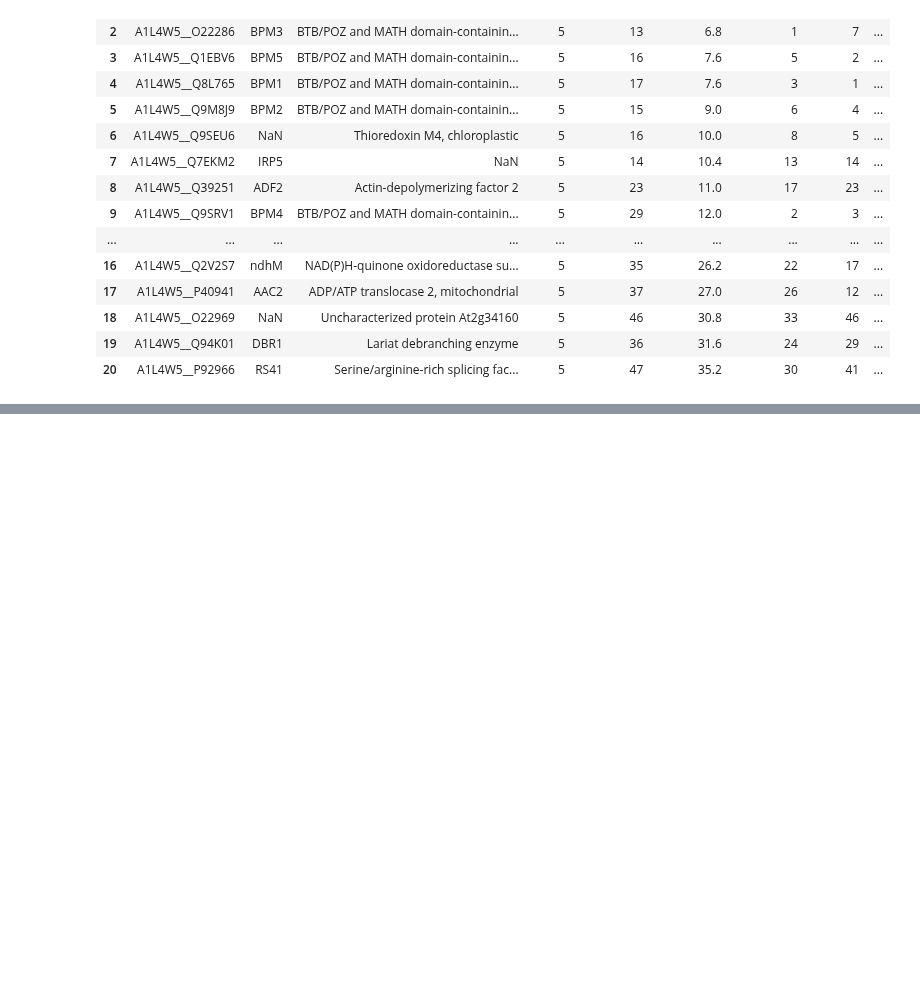
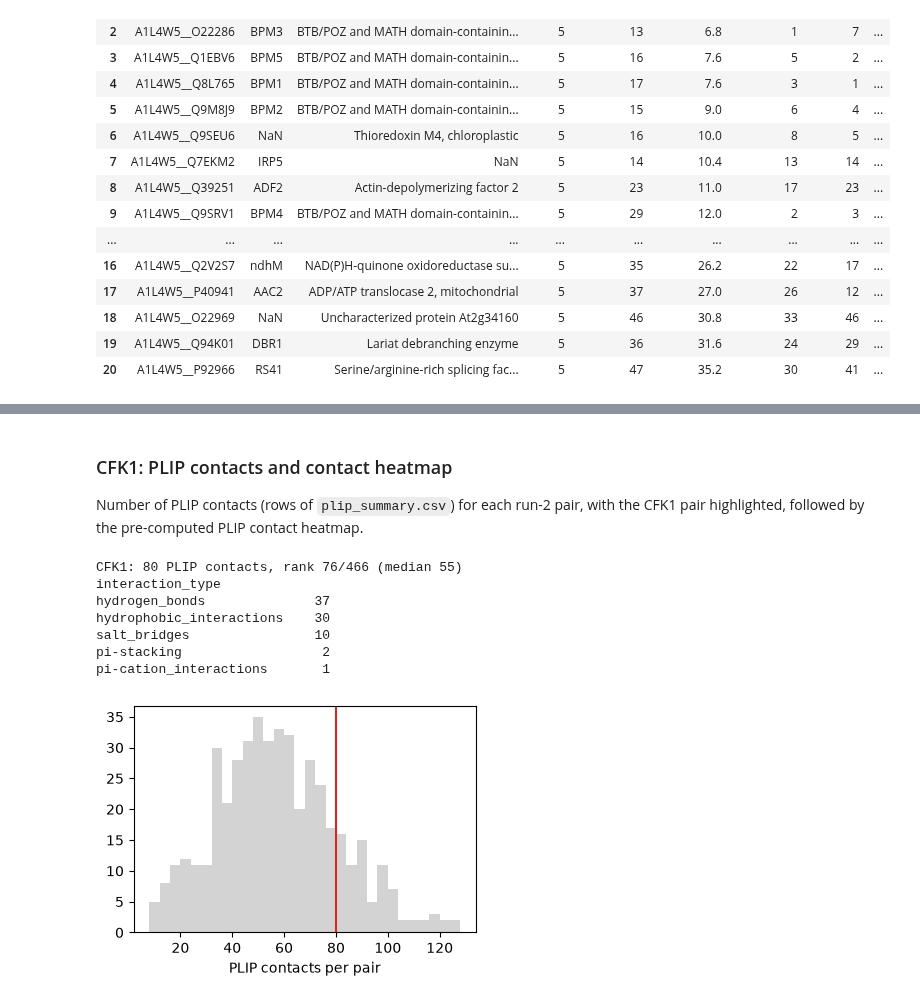
Before and after one commit to EtienneReboul/NanoPulldown, a Jupyter notebook: notebooks/top_interactors.ipynb, the cells around one changed output, grey strips where cells are left out. Saved outputs shown, nothing was run; the diff lists cells and outputs as text; code cells hidden in the pictures; blank space fills up the shorter version.

```diff
--- a/notebooks/top_interactors.ipynb
+++ b/notebooks/top_interactors.ipynb
@@ -145,0 +337,26 @@ cons[cols].head(max(TOP_N, len(all_top)))
+# %% [markdown]
+### CFK1: PLIP contacts and contact heatmap
+Number of PLIP contacts (rows of `plip_summary.csv`) for each run-2 pair, with the CFK1 pair highlighted, followed by the pre-computed PLIP contact heatmap.
+# %%
+plip_n = pd.Series({f.parent.name: len(pd.read_csv(f)) for f in RUN2.glob("*/plip_summary.csv")}, name="n_contacts")
+for prey, label in KNOWN.items():
+    pair = f"Q9M548__{prey}"
+    n = plip_n[pair]
+    print(f"{label}: {n} PLIP contacts, rank {(plip_n > n).sum() + 1}/{len(plip_n)} (median {plip_n.median():.0f})")
+    print(pd.read_csv(RUN2 / pair / "plip_summary.csv")["interaction_type"].value_counts().to_string())
+
+fig, ax = plt.subplots(figsize=(4, 3))
+ax.hist(plip_n, bins=30, color="lightgrey")
+for prey, label in KNOWN.items():
+    ax.axvline(plip_n[f"Q9M548__{prey}"], color="tab:red")
+ax.set_xlabel("PLIP contacts per pair")
+plt.tight_layout()
+# %% [output]
+CFK1: 80 PLIP contacts, rank 76/466 (median 55)
+interaction_type
+hydrogen_bonds              37
+hydrophobic_interactions    30
+salt_bridges                10
+pi-stacking                  2
+pi-cation_interactions       1
+[figure, added]
```
Also changed, not shown: parts of 18 cells of this notebook.
